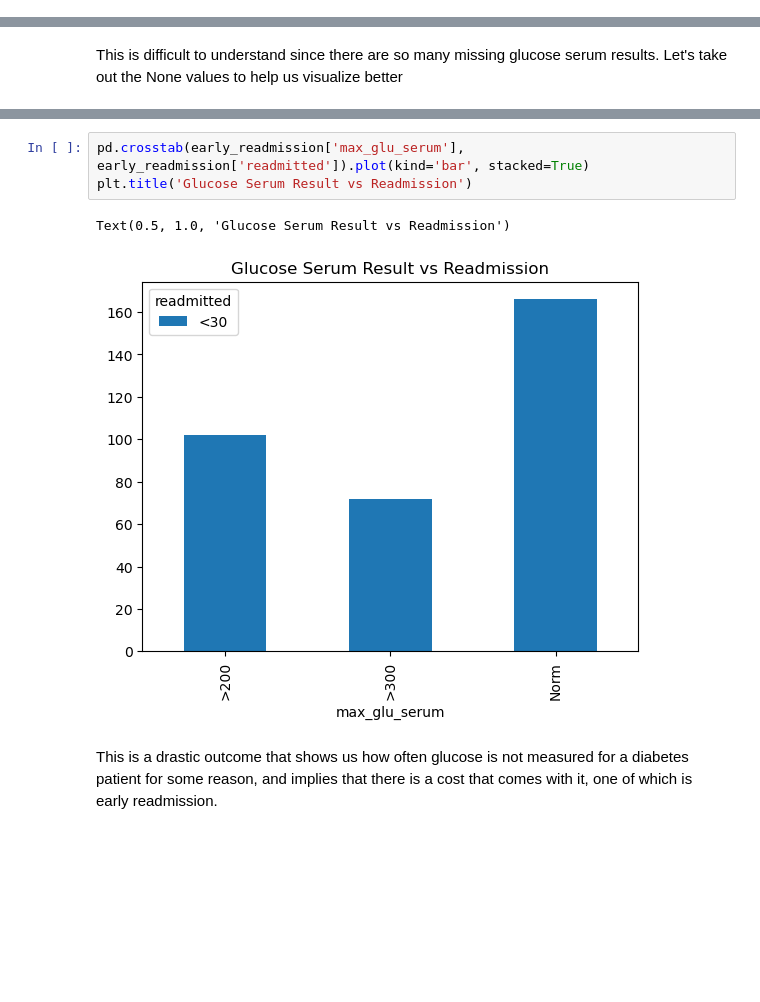
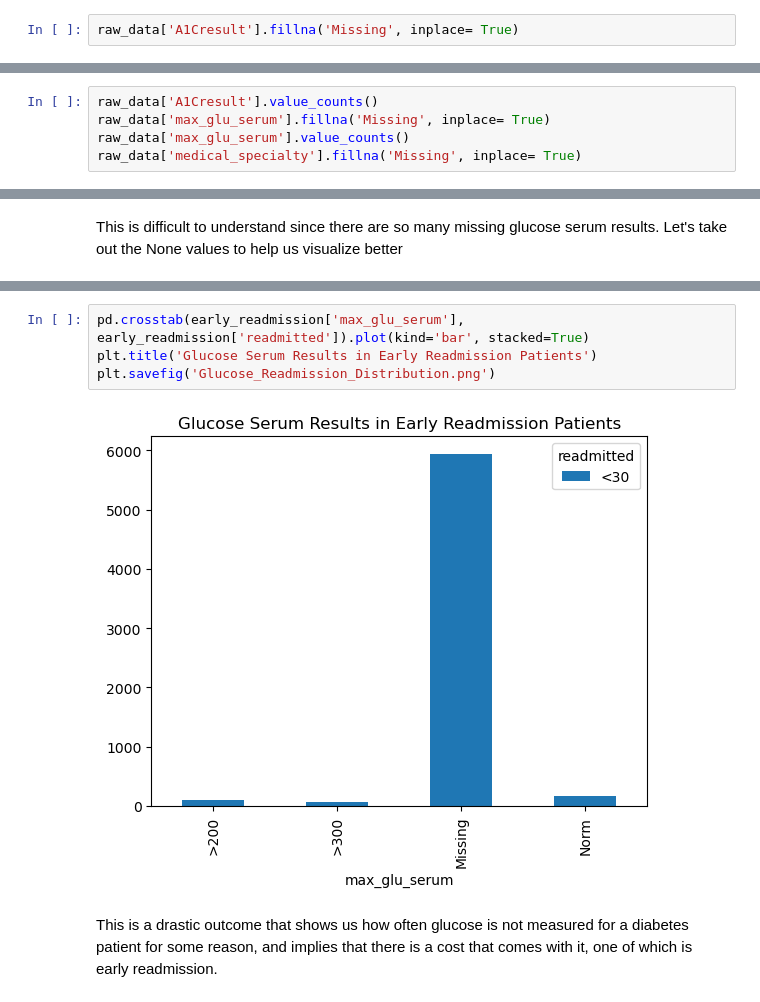
Before and after one commit to sabrinasayed99/Diabetes_Classifier_Project, a Jupyter notebook: Diabetes_EDA_1.ipynb, the cells around one changed output, grey strips where cells are left out. Drawn from its saved outputs; the diff is of its cells as text; blank space fills up the shorter version.

```diff
--- a/Diabetes_EDA_1.ipynb
+++ b/Diabetes_EDA_1.ipynb
@@ -351,3 +334,5 @@ Otherwise    63696
 Name: count, dtype: int64
 # %% [markdown]
 Note that with this change there is clear class imbalance for out target variable.
+# %%
+raw_data['A1Cresult'].fillna('Missing', inplace= True)
@@ -353,0 +344,5 @@ Note that with this change there is clear class imbalance for out target variabl
+# %%
+raw_data['A1Cresult'].value_counts()
+raw_data['max_glu_serum'].fillna('Missing', inplace= True)
+raw_data['max_glu_serum'].value_counts()
+raw_data['medical_specialty'].fillna('Missing', inplace= True)
@@ -507,9 +542,9 @@ early_readmission
 # %%
 pd.crosstab(early_readmission['max_glu_serum'], early_readmission['readmitted']).plot(kind='bar', stacked=True)
-plt.title('Glucose Serum Result vs Readmission')
+plt.title('Glucose Serum Results in Early Readmission Patients')
+plt.savefig('Glucose_Readmission_Distribution.png')
 # %% [output]
-Text(0.5, 1.0, 'Glucose Serum Result vs Readmission')
-[figure, old version]
+[figure, new version]
 # %% [markdown]
 This is a drastic outcome that shows us how often glucose is not measured for a diabetes patient for some reason, and implies that there is a cost that comes with it, one of which is early readmission.
 # %%
```
Also changed, not shown: parts of 21 cells of this notebook, 6 other files.
